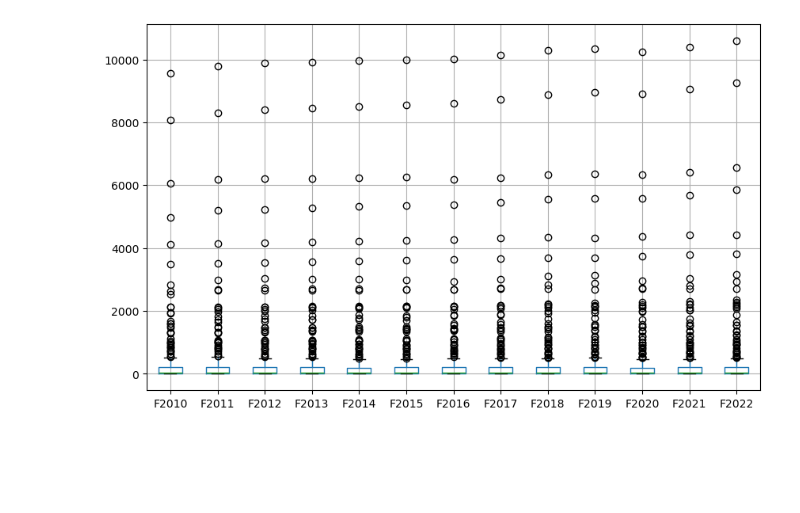
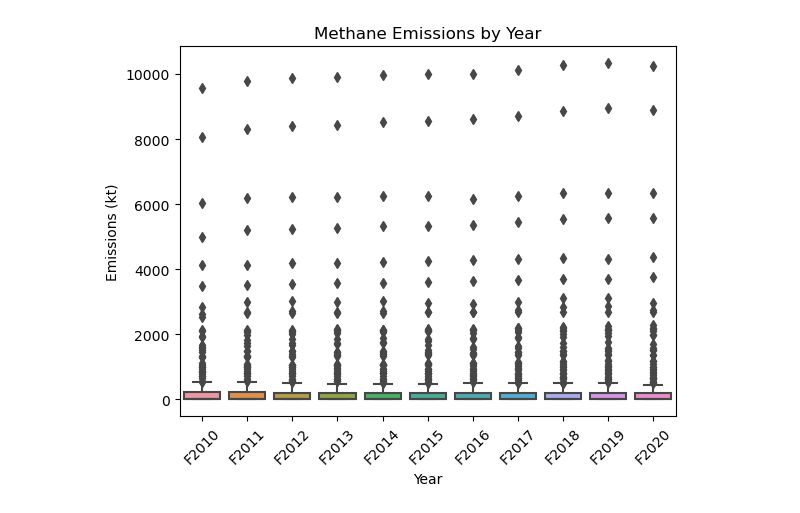
Before and after one commit to kammelCase/EDAs, a Jupyter notebook: _Greenhouse_Gas.ipynb, the cells around one changed output. Cells and saved outputs as stored; diff of their text form; code cells hidden in the pictures; blank space fills up the shorter version.

```diff
--- a/_Greenhouse_Gas.ipynb
+++ b/_Greenhouse_Gas.ipynb
@@ -54,17 +54,18 @@ methane.head(5)
 # %%
 # looking at outliers
 
 import matplotlib.pyplot as plt
 import seaborn as sns
 
-# let's create a boxplot of F2010 through F2022
-methane.boxplot(column=['F2010', 'F2011', 'F2012', 'F2013', 'F2014',
-                        'F2015', 'F2016', 'F2017', 'F2018', 'F2019',
-                        'F2020', 'F2021', 'F2022'],
-                        figsize=(10, 6))
+# let's create a boxplot of F2010 through F2022 using seaborn
+sns.boxplot(data=methane.iloc[:, 3:15])
+plt.xticks(rotation=45)
+plt.title('Methane Emissions by Year')
+plt.xlabel('Year')
+plt.ylabel('Emissions (kt)')
 plt.show()
 # %% [output]
-[figure, old version]
+[figure, new version]
 # %%
 # applying normalization
 
```
